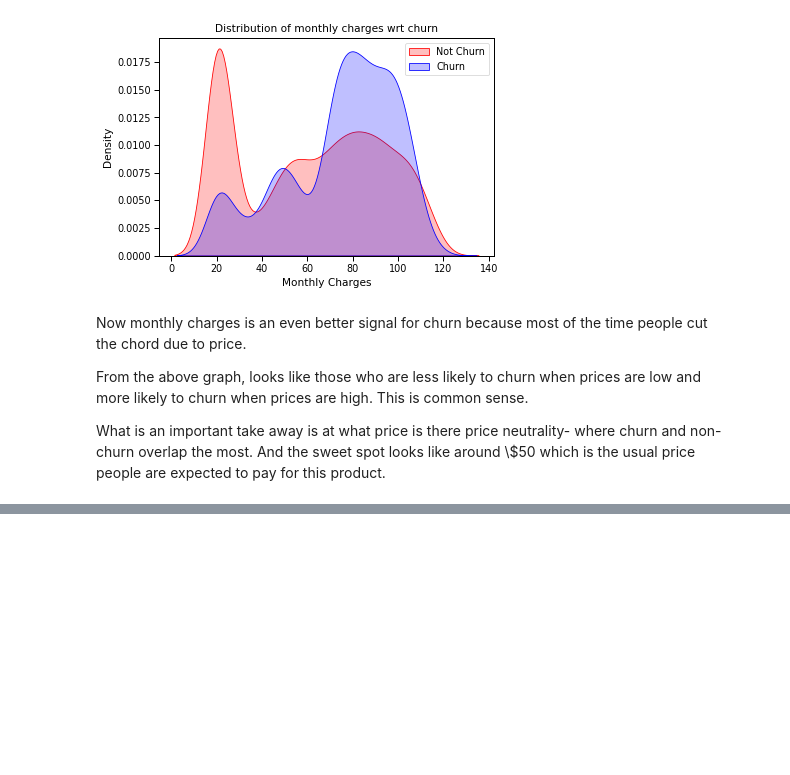
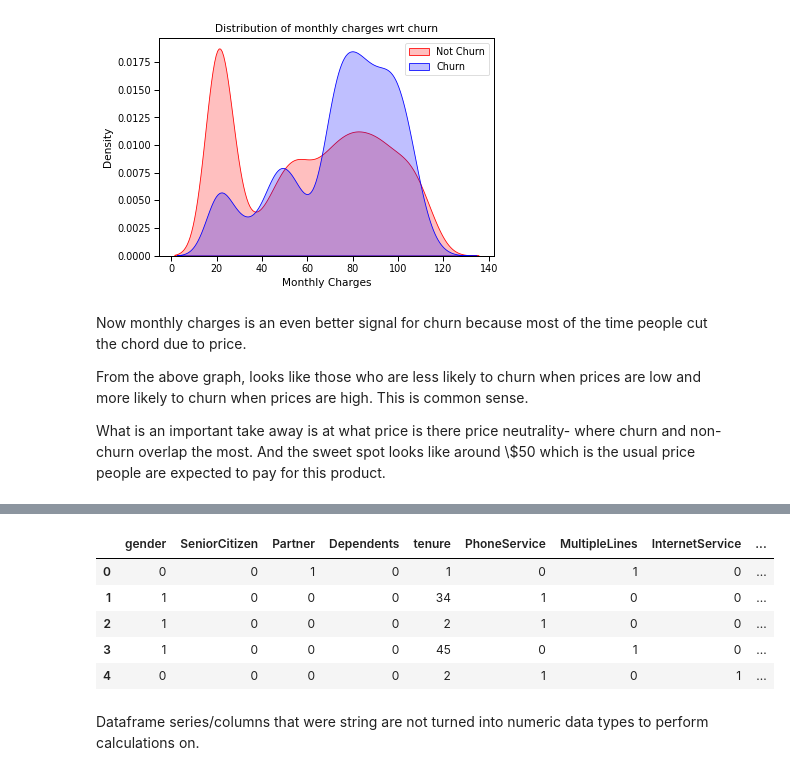
Before and after one commit to mindyng/2022-Business-Projects, a Jupyter notebook: customer-churn.ipynb, the cells around one changed output, grey strips where cells are left out. Cells and saved outputs as stored; diff of their text form; code cells hidden in the pictures; blank space fills up the shorter version.

```diff
--- a/customer-churn.ipynb
+++ b/customer-churn.ipynb
@@ -593,0 +633,12 @@ What is an important take away is at what price is there price neutrality- where
+# %%
+df = df.apply(lambda x: object_to_int(x))
+df.head()
+# %% [output]
+|  | gender | SeniorCitizen | Partner | Dependents | tenure | PhoneService | MultipleLines | InternetService | ... |
+| 0 | 0 | 0 | 1 | 0 | 1 | 0 | 1 | 0 | ... |
+| 1 | 1 | 0 | 0 | 0 | 34 | 1 | 0 | 0 | ... |
+| 2 | 1 | 0 | 0 | 0 | 2 | 1 | 0 | 0 | ... |
+| 3 | 1 | 0 | 0 | 0 | 45 | 0 | 1 | 0 | ... |
+| 4 | 0 | 0 | 0 | 0 | 2 | 1 | 0 | 1 | ... |
+# %% [markdown]
+Dataframe series/columns that were string are not turned into numeric data types to perform calculations on.
```
Also changed, not shown: parts of 19 cells of this notebook.
